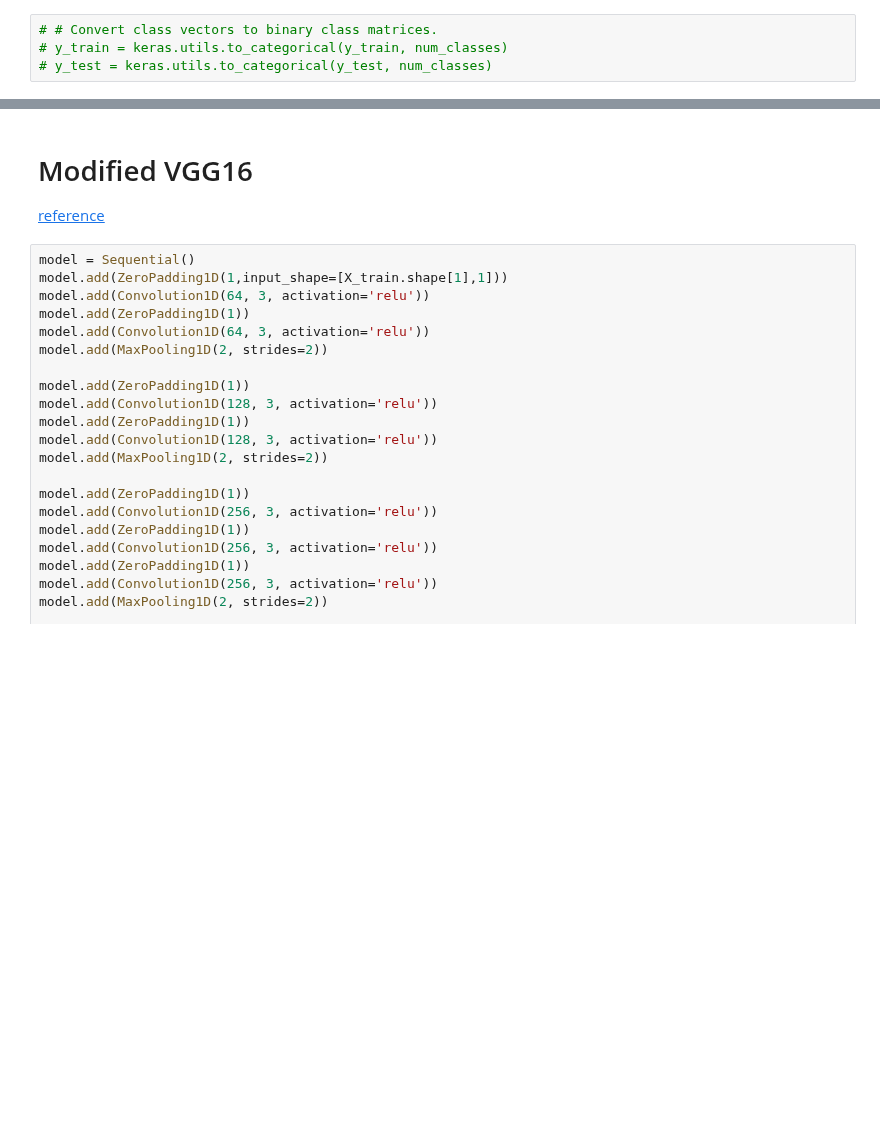
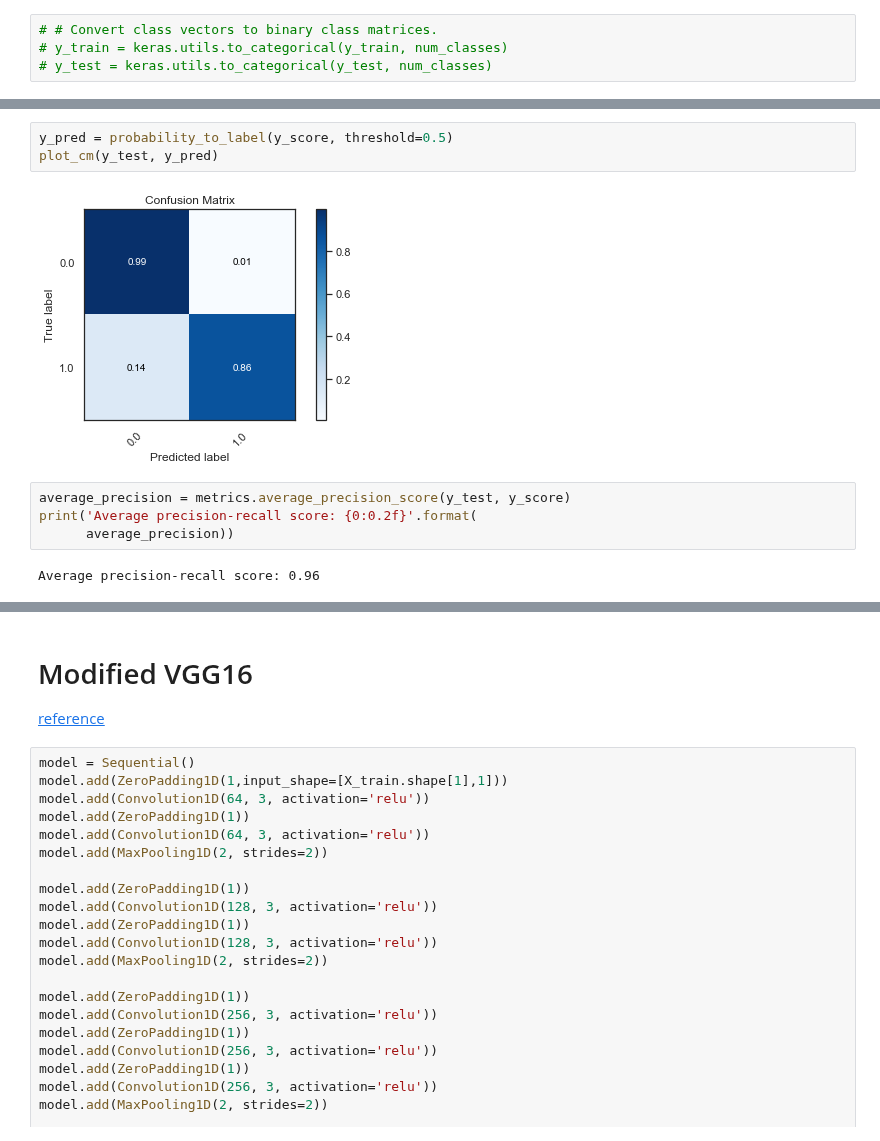
Before and after one commit to NicolasHu11/Short-Long-Term-Mortality-Prediction, a Jupyter notebook: Process Books/CNN model for 30 day mortality.ipynb, the cells around one changed output, grey strips where cells are left out. Drawn from its saved outputs; the diff is of its cells as text; blank space fills up the shorter version.

```diff
--- a/Process Books/CNN model for 30 day mortality.ipynb
+++ b/Process Books/CNN model for 30 day mortality.ipynb
@@ -166,0 +275,11 @@ Test accuracy: 0.97549504
+# %%
+y_pred = probability_to_label(y_score, threshold=0.5)
+plot_cm(y_test, y_pred)
+# %% [output]
+[figure, added]
+# %%
+average_precision = metrics.average_precision_score(y_test, y_score)
+print('Average precision-recall score: {0:0.2f}'.format(
+      average_precision))
+# %% [output]
+Average precision-recall score: 0.96
```
Also changed, not shown: parts of 28 cells of this notebook, 2 other files.
